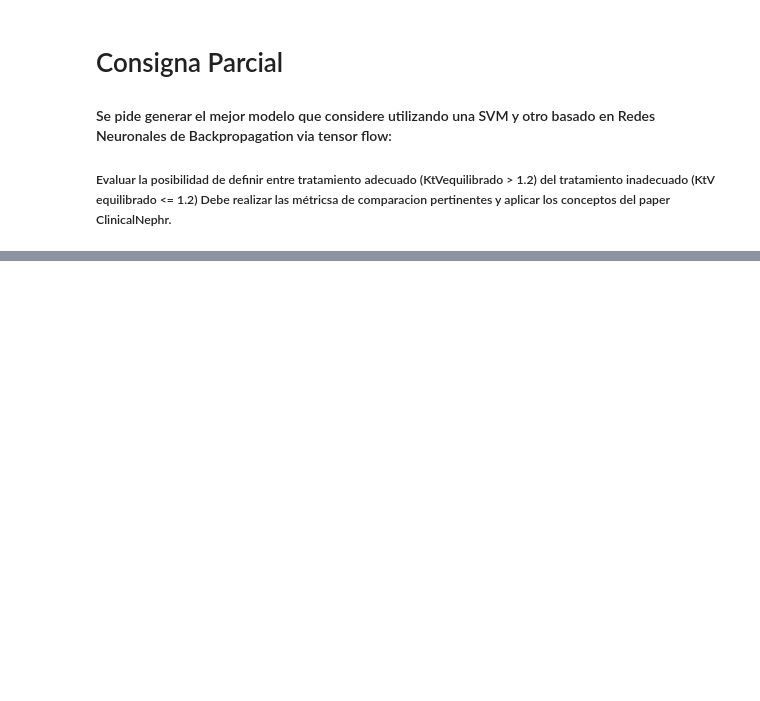
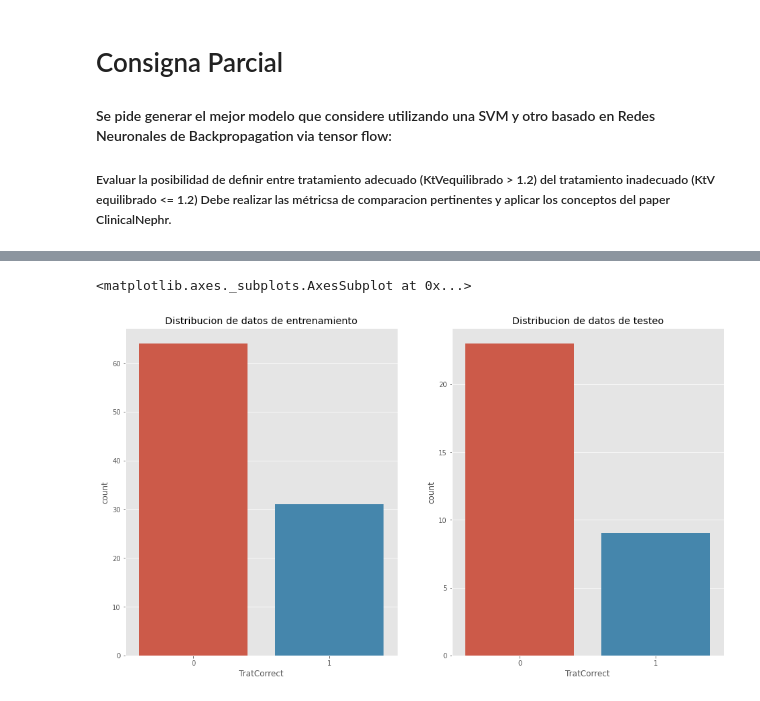
Before and after one commit to SantiagoMerlo/SI-PARCIAL-2, a Jupyter notebook: parcial.ipynb, the cells around one changed output, grey strips where cells are left out. Saved outputs shown, nothing was run; the diff lists cells and outputs as text; code cells hidden in the pictures; blank space fills up the shorter version.

```diff
--- a/parcial.ipynb
+++ b/parcial.ipynb
@@ -305,6 +72,15 @@ INPUT_SIZE = (len(labels),)
 # %%
 X, Y = df[labels], df["TratCorrect"]
 X_train, X_test, Y_train, Y_test = train_test_split(X, Y, test_size=TEST_SIZE, random_state=SEED)
+# %%
+fig, ax =plt.subplots(1,2)
+ax[0].set_title("Distribucion de datos de entrenamiento")
+sns.countplot(Y_train, ax=ax[0])
+ax[1].set_title("Distribucion de datos de testeo")
+sns.countplot(Y_test, ax=ax[1])
+# %% [output]
+<matplotlib.axes._subplots.AxesSubplot at 0x...>
+[figure, added]
 # %%
 model = keras.Sequential([
           Input(INPUT_SIZE),
```
Also changed, not shown: parts of 65 cells of this notebook.
